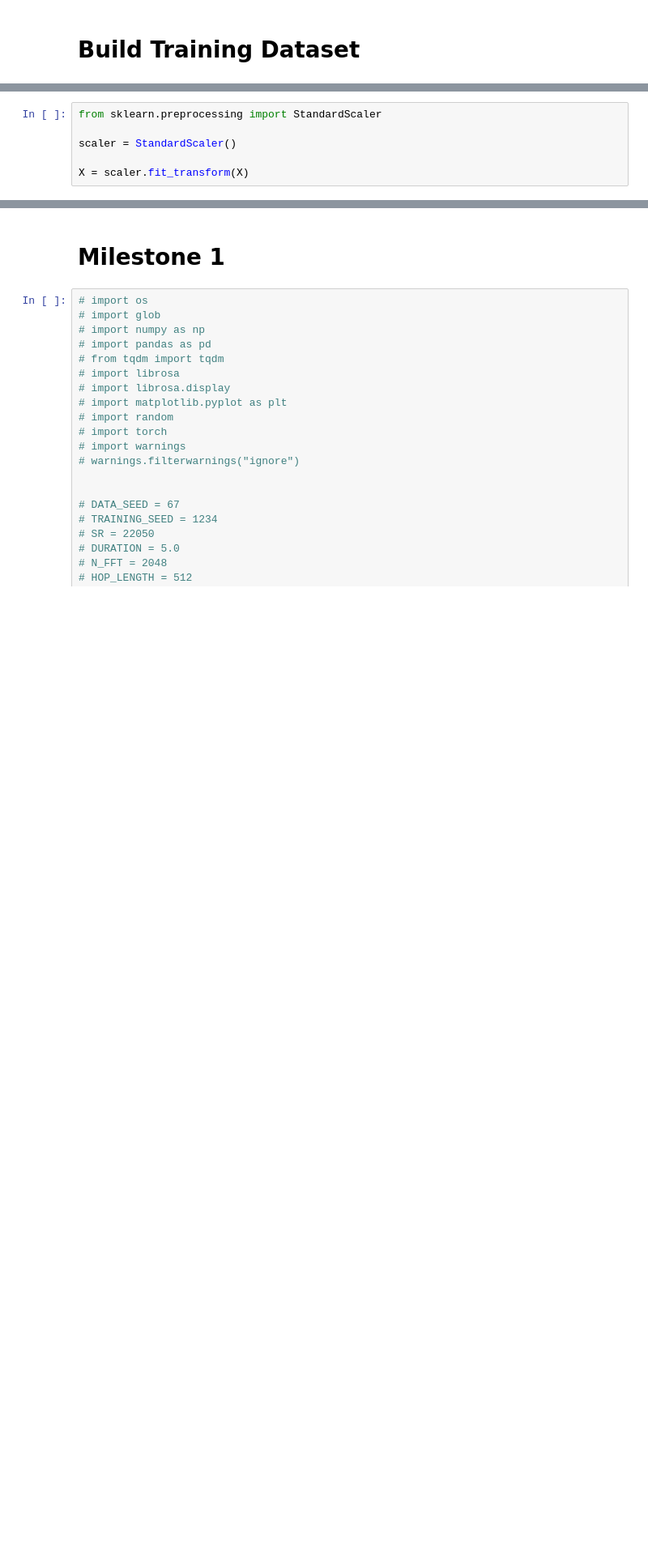
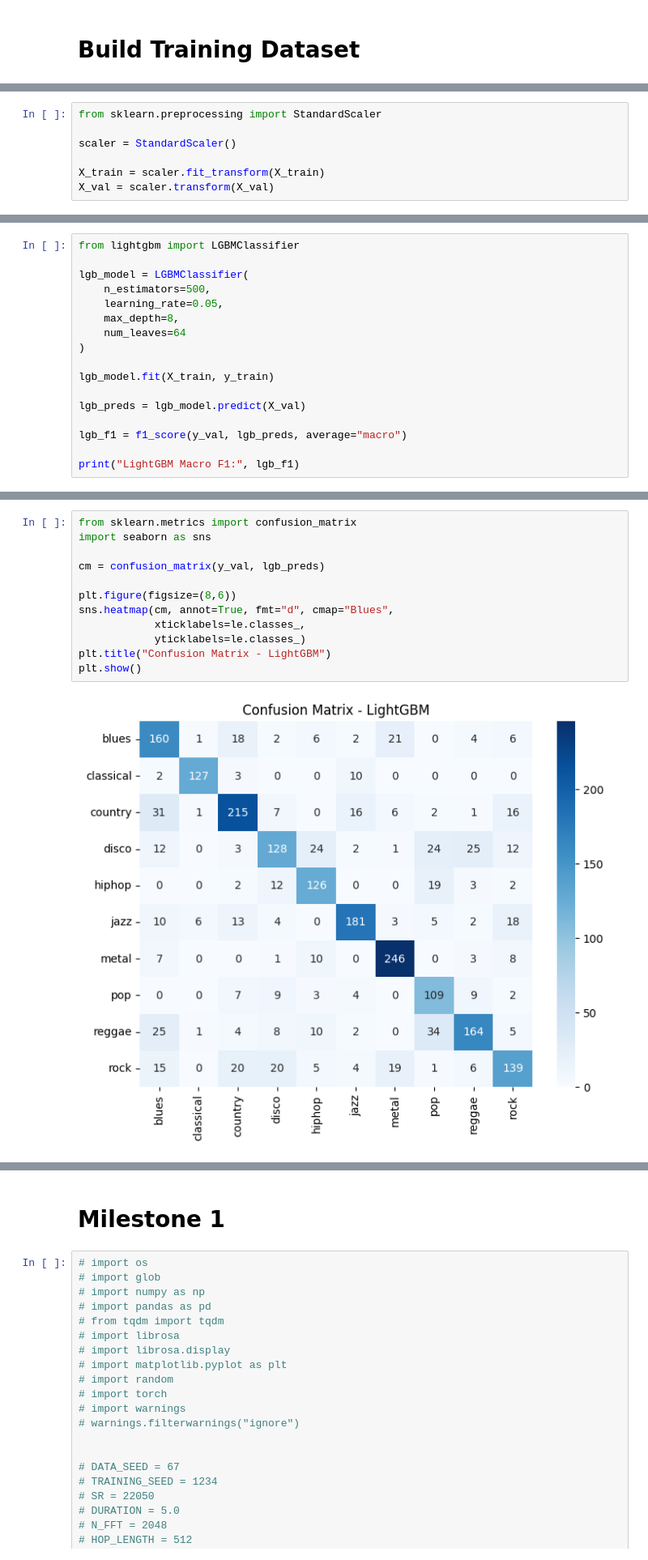
Before and after one commit to 24f1001527/dl-genai-project, a Jupyter notebook: dl-24f1001527-notebook-t12026.ipynb, the cells around one changed output, grey strips where cells are left out. Shown at 81% size. Saved outputs shown, nothing was run; the diff lists cells and outputs as text; blank space fills up the shorter version.

```diff
--- a/dl-24f1001527-notebook-t12026.ipynb
+++ b/dl-24f1001527-notebook-t12026.ipynb
@@ -526,4 +607,5 @@ from sklearn.preprocessing import StandardScaler
 
 scaler = StandardScaler()
 
-X = scaler.fit_transform(X)
+X_train = scaler.fit_transform(X_train)
+X_val = scaler.transform(X_val)
@@ -627,0 +641,17 @@ test_df.head()
+# %%
+from lightgbm import LGBMClassifier
+
+lgb_model = LGBMClassifier(
+    n_estimators=500,
+    learning_rate=0.05,
+    max_depth=8,
+    num_leaves=64
+)
+
+lgb_model.fit(X_train, y_train)
+
+lgb_preds = lgb_model.predict(X_val)
+
+lgb_f1 = f1_score(y_val, lgb_preds, average="macro")
+
+print("LightGBM Macro F1:", lgb_f1)
@@ -628,3 +755,17 @@ test_df.head()
+# %%
+from sklearn.metrics import confusion_matrix
+import seaborn as sns
+
+cm = confusion_matrix(y_val, lgb_preds)
+
+plt.figure(figsize=(8,6))
+sns.heatmap(cm, annot=True, fmt="d", cmap="Blues",
+            xticklabels=le.classes_,
+            yticklabels=le.classes_)
+plt.title("Confusion Matrix - LightGBM")
+plt.show()
+# %% [output]
+[figure, added]
 # %%
 X_test = []
 
```
Also changed, not shown: parts of 39 cells of this notebook.
